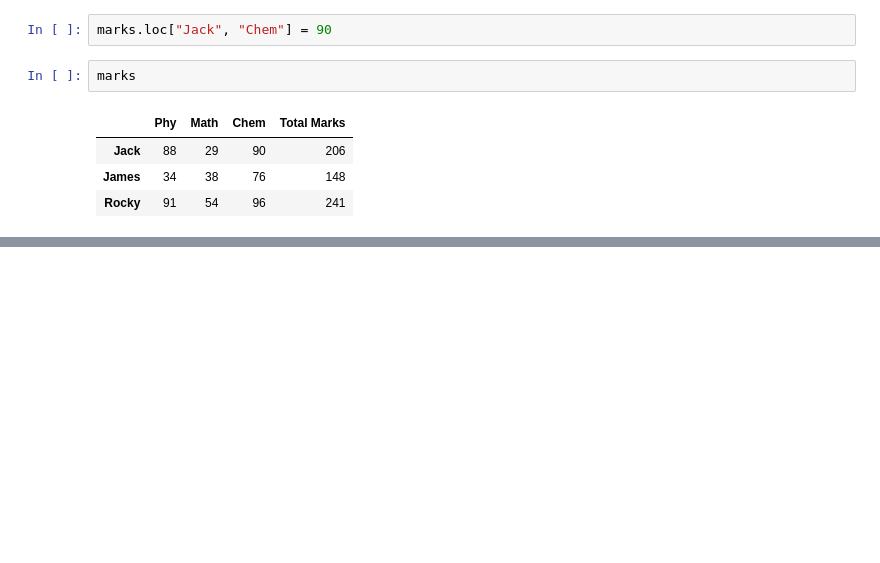
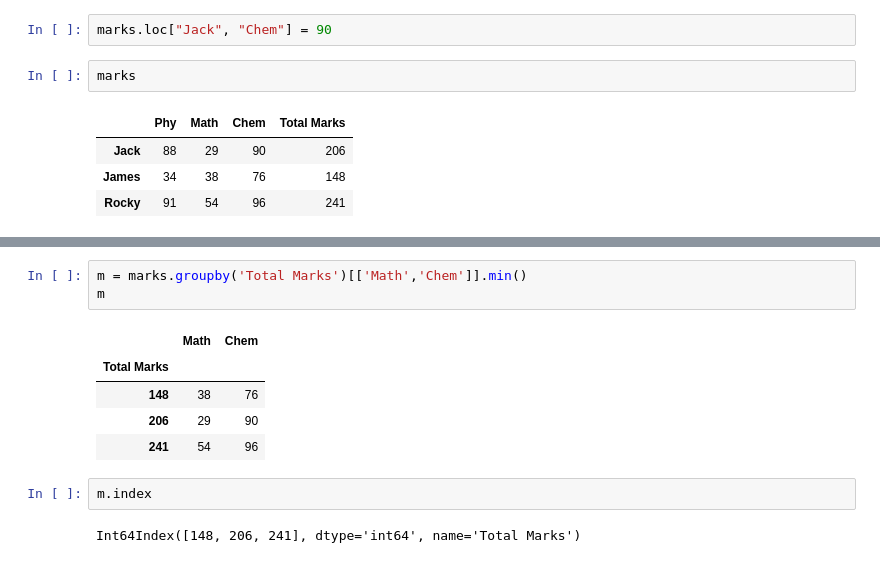
Before and after one commit to Udit8158/Data_Science_Learning, a Jupyter notebook: 02_pandas/02_pandas_dataframe_practice.ipynb, the cells around one changed output, grey strips where cells are left out. Saved outputs shown, nothing was run; the diff lists cells and outputs as text; blank space fills up the shorter version.

```diff
--- a/02_pandas/02_pandas_dataframe_practice.ipynb
+++ b/02_pandas/02_pandas_dataframe_practice.ipynb
@@ -215,0 +226,13 @@ marks
+# %%
+m = marks.groupby('Total Marks')[['Math','Chem']].min()
+m
+# %% [output]
+|  | Math | Chem |
+| Total Marks |  |  |
+| 148 | 38 | 76 |
+| 206 | 29 | 90 |
+| 241 | 54 | 96 |
+# %%
+m.index
+# %% [output]
+Int64Index([148, 206, 241], dtype='int64', name='Total Marks')
```
Also changed, not shown: parts of 2 cells of this notebook, 2 other files.
